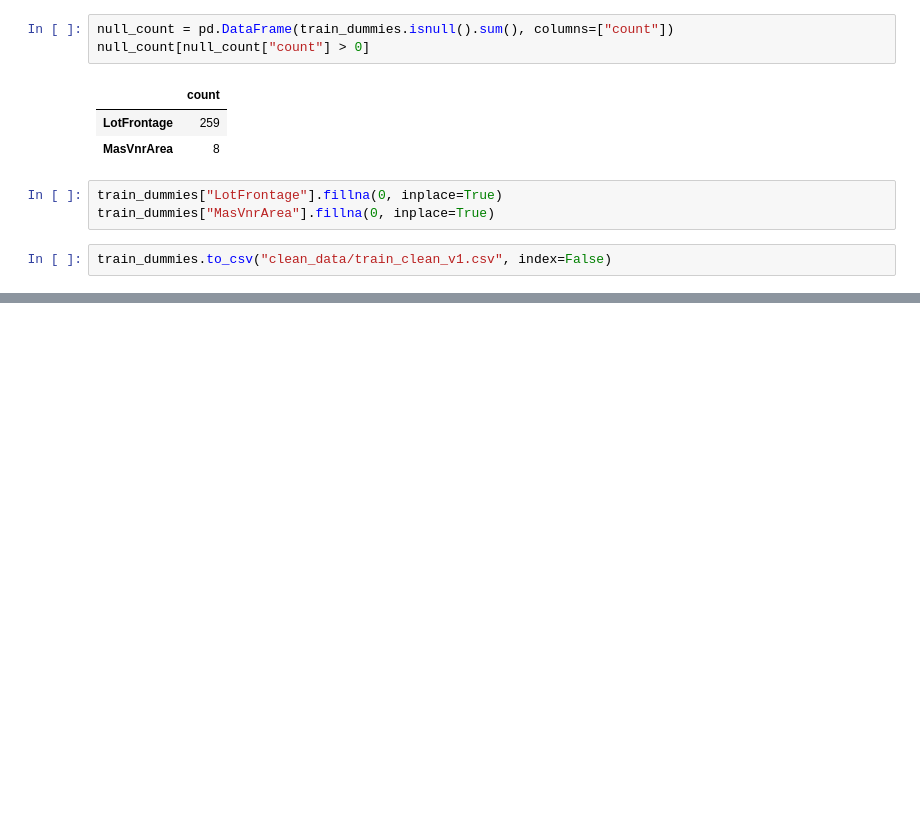
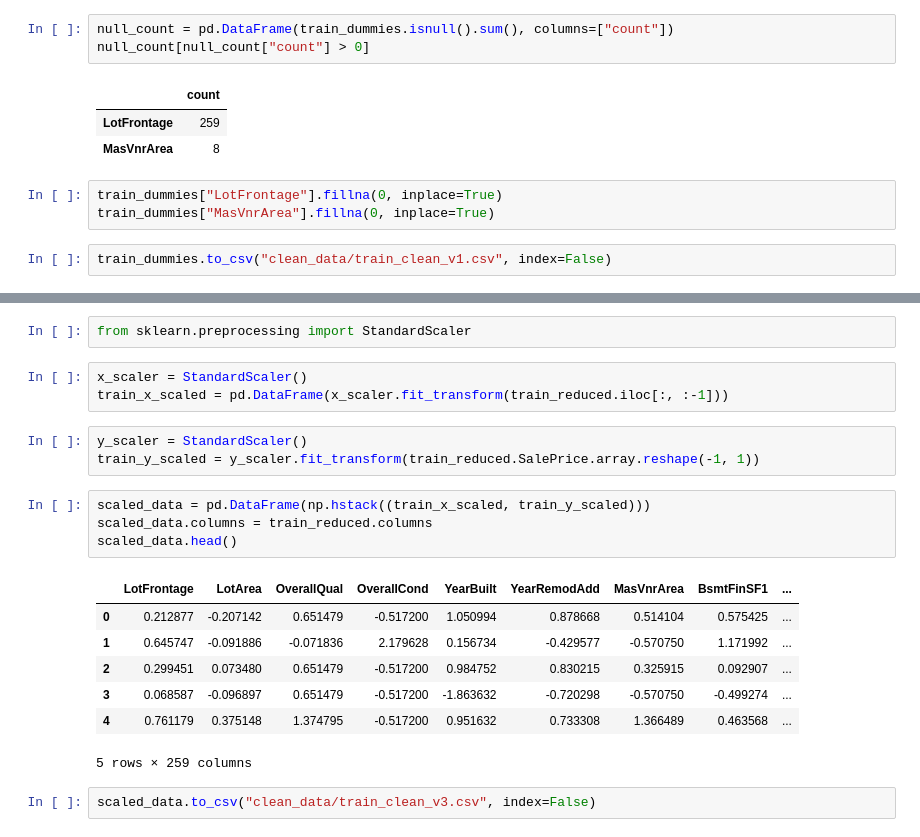
Before and after one commit to tkenjale/House-Price-Analysis, a Jupyter notebook: analysis.ipynb, the cells around one changed output, grey strips where cells are left out. Saved outputs shown, nothing was run; the diff lists cells and outputs as text; blank space fills up the shorter version.

```diff
--- a/analysis.ipynb
+++ b/analysis.ipynb
@@ -101,0 +113,22 @@ train_dummies.to_csv("clean_data/train_clean_v1.csv", index=False)
+# %%
+from sklearn.preprocessing import StandardScaler
+# %%
+x_scaler = StandardScaler()
+train_x_scaled = pd.DataFrame(x_scaler.fit_transform(train_reduced.iloc[:, :-1]))
+# %%
+y_scaler = StandardScaler()
+train_y_scaled = y_scaler.fit_transform(train_reduced.SalePrice.array.reshape(-1, 1))
+# %%
+scaled_data = pd.DataFrame(np.hstack((train_x_scaled, train_y_scaled)))
+scaled_data.columns = train_reduced.columns
+scaled_data.head()
+# %% [output]
+|  | LotFrontage | LotArea | OverallQual | OverallCond | YearBuilt | YearRemodAdd | MasVnrArea | BsmtFinSF1 | ... |
+| 0 | 0.212877 | -0.207142 | 0.651479 | -0.517200 | 1.050994 | 0.878668 | 0.514104 | 0.575425 | ... |
+| 1 | 0.645747 | -0.091886 | -0.071836 | 2.179628 | 0.156734 | -0.429577 | -0.570750 | 1.171992 | ... |
+| 2 | 0.299451 | 0.073480 | 0.651479 | -0.517200 | 0.984752 | 0.830215 | 0.325915 | 0.092907 | ... |
+| 3 | 0.068587 | -0.096897 | 0.651479 | -0.517200 | -1.863632 | -0.720298 | -0.570750 | -0.499274 | ... |
+| 4 | 0.761179 | 0.375148 | 1.374795 | -0.517200 | 0.951632 | 0.733308 | 1.366489 | 0.463568 | ... |
+5 rows × 259 columns
+# %%
+scaled_data.to_csv("clean_data/train_clean_v3.csv", index=False)
```
Also changed, not shown: parts of 1 cell of this notebook, 1 other file.
